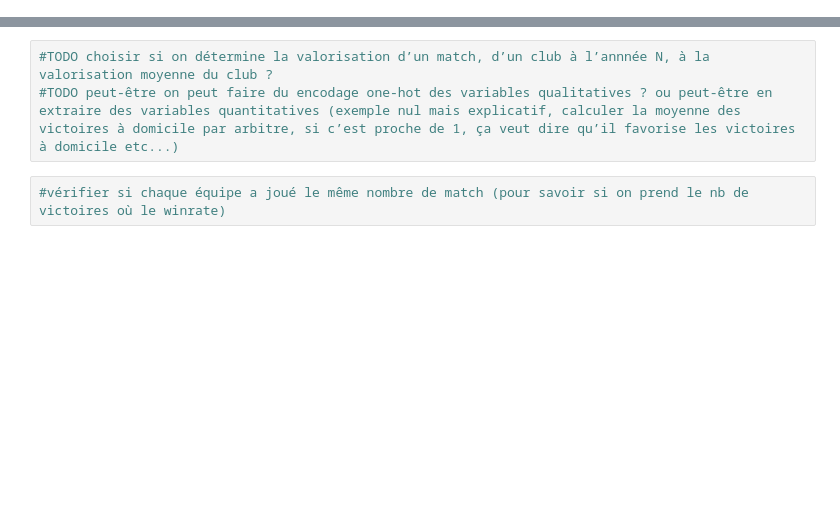
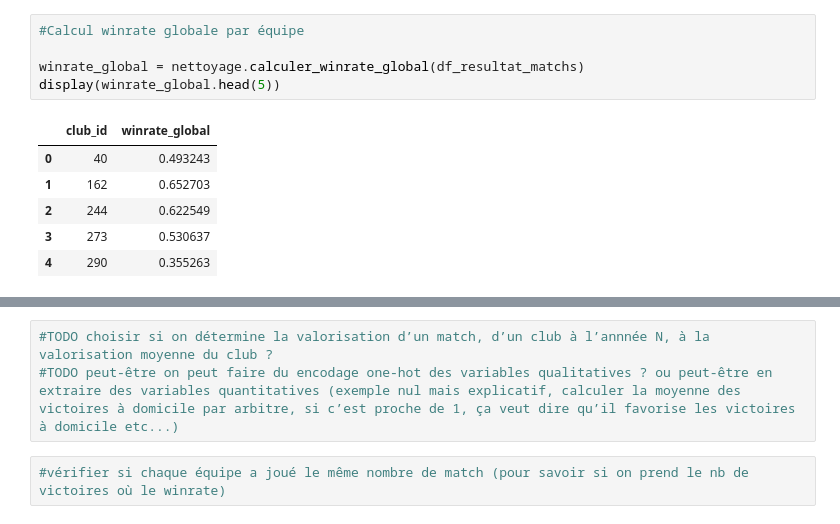
Before and after one commit to AntoninChevalier/Winunmax, a Jupyter notebook: notebooks/exploration.ipynb, the cells around one changed output, grey strips where cells are left out. Drawn from its saved outputs; the diff is of its cells as text; blank space fills up the shorter version.

```diff
--- a/notebooks/exploration.ipynb
+++ b/notebooks/exploration.ipynb
@@ -252,3 +269,15 @@ display(df_valeur_joueurs_test[(df_valeur_joueurs_test["player_id"].isin(tab_pla
 | 7067 | 17693 | 2013-05-30 | 1500000 | 750 | FR1 |
 | 7263 | 78917 | 2013-05-30 | 1500000 | 3911 | FR1 |
 | 7296 | 102744 | 2013-05-30 | 4000000 | 995 | FR1 |
+# %%
+#Calcul winrate globale par équipe
+
+winrate_global = nettoyage.calculer_winrate_global(df_resultat_matchs)
+display(winrate_global.head(5))
+# %% [output]
+|  | club_id | winrate_global |
+| 0 | 40 | 0.493243 |
+| 1 | 162 | 0.652703 |
+| 2 | 244 | 0.622549 |
+| 3 | 273 | 0.530637 |
+| 4 | 290 | 0.355263 |
```
Also changed, not shown: parts of 10 cells of this notebook, 1 other file.
